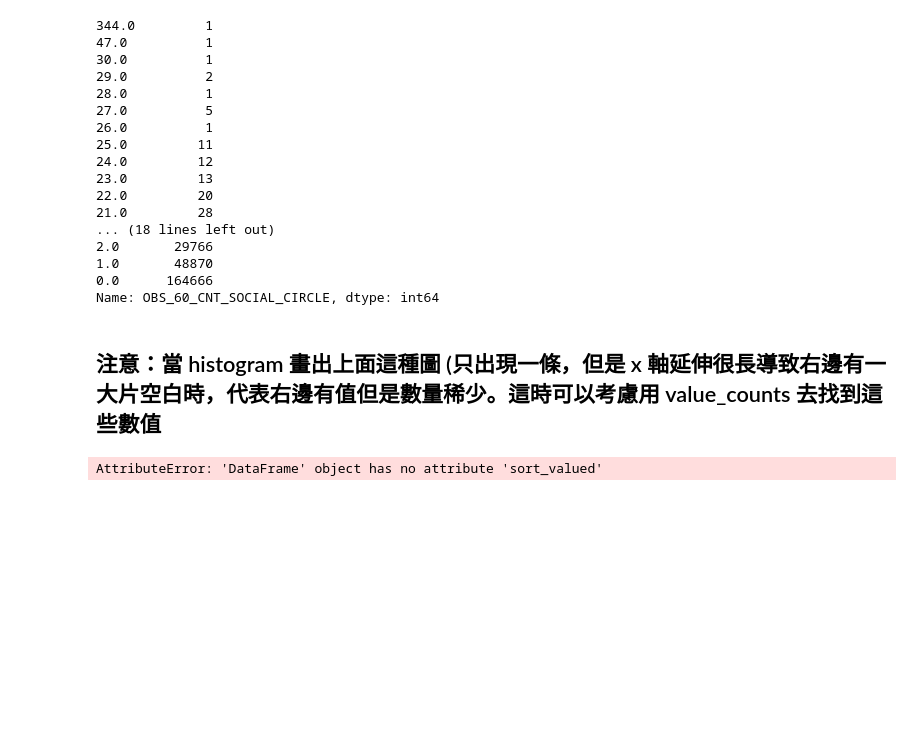
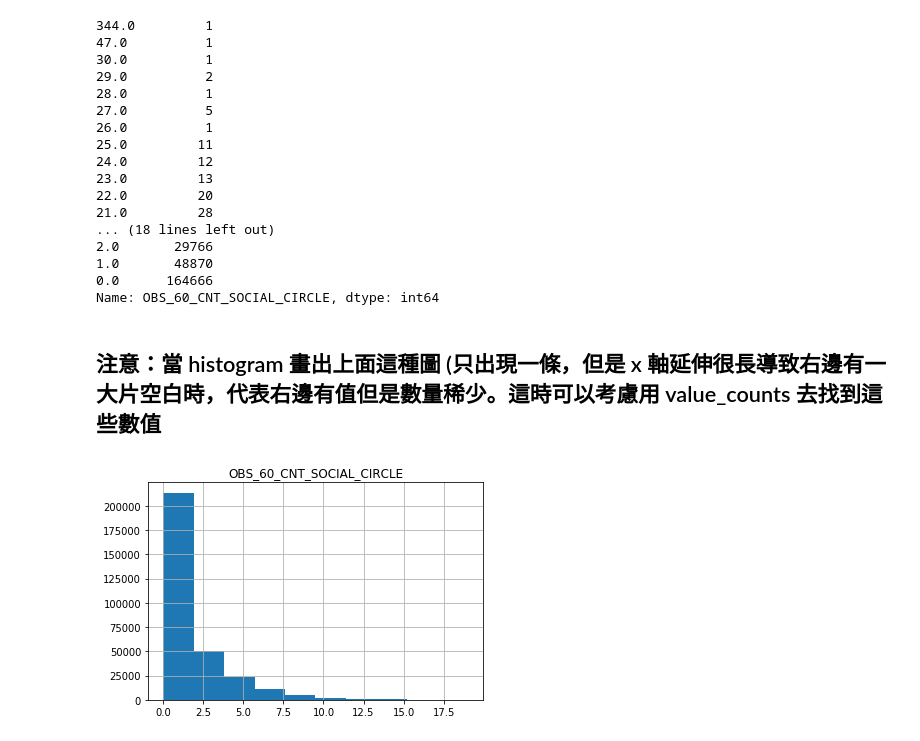
Before and after one commit to wrayz/2nd-ML100Days, a Jupyter notebook: homework/Day_006_HW.ipynb, the cells around one changed output. Drawn from its saved outputs; the diff is of its cells as text; code cells hidden in the pictures; blank space fills up the shorter version.

```diff
--- a/homework/Day_006_HW.ipynb
+++ b/homework/Day_006_HW.ipynb
@@ -231,14 +230,13 @@ Name: OBS_60_CNT_SOCIAL_CIRCLE, dtype: int64
 # %%
 # 把一些極端值暫時去掉，在繪製一次 Histogram
 # 選擇 OBS_60_CNT_SOCIAL_CIRCLE 小於 20 的資料點繪製
 """
 Your Code Here
 """
-# fileter_df = app_train.sort_valued(by=['OBS_60_CNT_SOCIAL_CIRCLE'])['OBS_60_CNT_SOCIAL_CIRCLE'] < 20
-loc_a = (app_train.sort_valued(by=['OBS_60_CNT_SOCIAL_CIRCLE'])['OBS_60_CNT_SOCIAL_CIRCLE'] < 20).index
-loc_b = 'OBS_60_CNT_SOCIAL_CIRCLE'
+loc_row = app_train['OBS_60_CNT_SOCIAL_CIRCLE'] < 20
+loc_column = ['OBS_60_CNT_SOCIAL_CIRCLE']
 
 app_train.loc[loc_a, loc_b].hist()
 plt.show()
 # %% [output]
-AttributeError: 'DataFrame' object has no attribute 'sort_valued'
+[figure, added]
```
Also changed, not shown: parts of 1 cell of this notebook.
